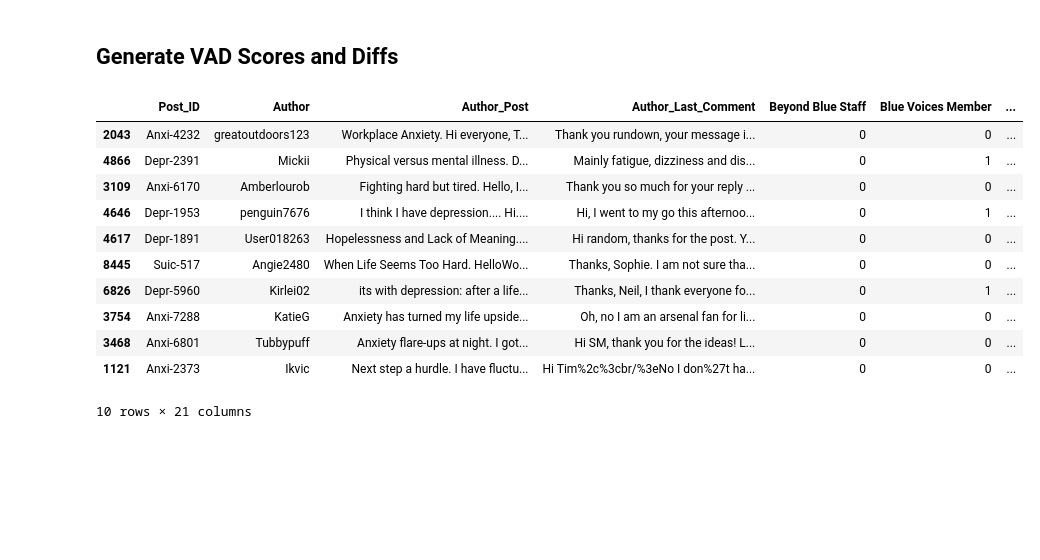
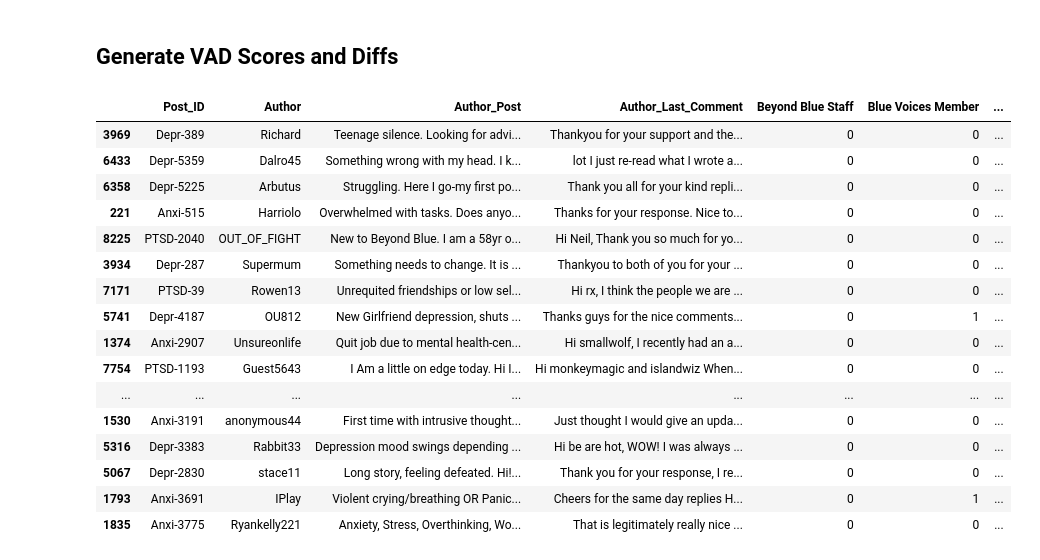
Before and after one commit to PutraAryotama/research_project, a Jupyter notebook: mental_health_severity.ipynb, the cells around one changed output. Drawn from its saved outputs; the diff is of its cells as text; code cells hidden in the pictures; blank space fills up the shorter version.

```diff
--- a/mental_health_severity.ipynb
+++ b/mental_health_severity.ipynb
@@ -11,5 +12,5 @@ tqdm.pandas()
 # %% [markdown]
 ## Lexicon
 # %%
-vad_lexicon = pd.read_csv('./data/vad/NRC-VAD-Lexicon-v2.1.txt', sep='\t', header=0, keep_default_na=False, na_values=[])
+vad_lexicon = pd.read_csv('./data/vad/NRC-VAD-Lexicon-v2.1-edited.txt', sep='\t', header=0, keep_default_na=False, na_values=[])
 # %%
@@ -237,10 +563,11 @@ This adds the VAD scores and the difference between post and comment VAD to `com
 # %%
+mental_health_severity_table_1 = mental_health_severity_table.copy()
 # add VAD scores to mental_health_severity_table
-mental_health_severity_table[['Post_Valence', 'Post_Arousal', 'Post_Dominance']] = mental_health_severity_table['Author_Post'].progress_apply(lambda x: pd.Series(vad(x)))
-mental_health_severity_table[['Comment_Valence', 'Comment_Arousal', 'Comment_Dominance']] = mental_health_severity_table['Author_Last_Comment'].progress_apply(lambda x: pd.Series(vad(x)))
+mental_health_severity_table_1[['Post_Valence', 'Post_Arousal', 'Post_Dominance']] = mental_health_severity_table_1['Author_Post'].progress_apply(lambda x: pd.Series(vad2(x)))
+mental_health_severity_table_1[['Comment_Valence', 'Comment_Arousal', 'Comment_Dominance']] = mental_health_severity_table_1['Author_Last_Comment'].progress_apply(lambda x: pd.Series(vad2(x)))
 # add VAD scores diff between post and comment
-mental_health_severity_table['Valence_Diff'] = mental_health_severity_table['Comment_Valence'] - mental_health_severity_table['Post_Valence']
-mental_health_severity_table['Arousal_Diff'] = mental_health_severity_table['Comment_Arousal'] - mental_health_severity_table['Post_Arousal']
-mental_health_severity_table['Dominance_Diff'] = mental_health_severity_table['Comment_Dominance'] - mental_health_severity_table['Post_Dominance']
-mental_health_severity_table.head()
+mental_health_severity_table_1['Valence_Diff'] = mental_health_severity_table_1['Comment_Valence'] - mental_health_severity_table_1['Post_Valence']
+mental_health_severity_table_1['Arousal_Diff'] = mental_health_severity_table_1['Comment_Arousal'] - mental_health_severity_table_1['Post_Arousal']
+mental_health_severity_table_1['Dominance_Diff'] = mental_health_severity_table_1['Comment_Dominance'] - mental_health_severity_table_1['Post_Dominance']
+mental_health_severity_table_1.head()
 # %% [output]
@@ -280,25 +845,30 @@ mental_healt_severity_v2.to_csv('./data/BeyondBlue/mental_health_severity_v2.csv
 # %% [markdown]
 ## Generate VAD Scores and Diffs
 # %%
-sample_mental_health_severity_table = mental_health_severity_table.sample(10).copy()
+sample_mental_health_severity_table_1 = mental_health_severity_table.sample(50, random_state=42).copy()
 # add VAD scores to mental_health_severity_table
-sample_mental_health_severity_table[['Post_Valence', 'Post_Arousal', 'Post_Dominance']] = sample_mental_health_severity_table['Author_Post'].apply(lambda x: pd.Series(vad(x)))
-sample_mental_health_severity_table[['Comment_Valence', 'Comment_Arousal', 'Comment_Dominance']] = sample_mental_health_severity_table['Author_Last_Comment'].apply(lambda x: pd.Series(vad(x)))
+sample_mental_health_severity_table_1[['Post_Valence', 'Post_Arousal', 'Post_Dominance']] = sample_mental_health_severity_table_1['Author_Post'].apply(lambda x: pd.Series(vad(x, polar_subset=True)))
+sample_mental_health_severity_table_1[['Comment_Valence', 'Comment_Arousal', 'Comment_Dominance']] = sample_mental_health_severity_table_1['Author_Last_Comment'].apply(lambda x: pd.Series(vad(x, polar_subset=True)))
 # add VAD scores diff between post and comment
-sample_mental_health_severity_table['Valence_Diff'] = sample_mental_health_severity_table['Comment_Valence'] - sample_mental_health_severity_table['Post_Valence']
-sample_mental_health_severity_table['Arousal_Diff'] = sample_mental_health_severity_table['Comment_Arousal'] - sample_mental_health_severity_table['Post_Arousal']
-sample_mental_health_severity_table['Dominance_Diff'] = sample_mental_health_severity_table['Comment_Dominance'] - sample_mental_health_severity_table['Post_Dominance']
-sample_mental_health_severity_table
+# sample_mental_health_severity_table['Valence_Diff'] = sample_mental_health_severity_table['Comment_Valence'] - sample_mental_health_severity_table['Post_Valence']
+# sample_mental_health_severity_table['Arousal_Diff'] = sample_mental_health_severity_table['Comment_Arousal'] - sample_mental_health_severity_table['Post_Arousal']
+# sample_mental_health_severity_table['Dominance_Diff'] = sample_mental_health_severity_table['Comment_Dominance'] - sample_mental_health_severity_table['Post_Dominance']
+sample_mental_health_severity_table_1
 # %% [output]
 |  | Post_ID | Author | Author_Post | Author_Last_Comment | Beyond Blue Staff | Blue Voices Member | ... |
-| 2043 | Anxi-4232 | greatoutdoors123 | Workplace Anxiety. Hi everyone, T... | Thank you rundown, your message i... | 0 | 0 | ... |
-| 4866 | Depr-2391 | Mickii | Physical versus mental illness. D... | Mainly fatigue, dizziness and dis... | 0 | 1 | ... |
-| 3109 | Anxi-6170 | Amberlourob | Fighting hard but tired. Hello, I... | Thank you so much for your reply ... | 0 | 0 | ... |
-| 4646 | Depr-1953 | penguin7676 | I think I have depression.... Hi.... | Hi, I went to my go this afternoo... | 0 | 1 | ... |
-| 4617 | Depr-1891 | User018263 | Hopelessness and Lack of Meaning.... | Hi random, thanks for the post. Y... | 0 | 0 | ... |
-| 8445 | Suic-517 | Angie2480 | When Life Seems Too Hard. HelloWo... | Thanks, Sophie. I am not sure tha... | 0 | 0 | ... |
-| 6826 | Depr-5960 | Kirlei02 | its with depression: after a life... | Thanks, Neil, I thank everyone fo... | 0 | 1 | ... |
-| 3754 | Anxi-7288 | KatieG | Anxiety has turned my life upside... | Oh, no I am an arsenal fan for li... | 0 | 0 | ... |
-| 3468 | Anxi-6801 | Tubbypuff | Anxiety flare-ups at night. I got... | Hi SM, thank you for the ideas! L... | 0 | 0 | ... |
-| 1121 | Anxi-2373 | Ikvic | Next step a hurdle. I have fluctu... | Hi Tim%2c%3cbr/%3eNo I don%27t ha... | 0 | 0 | ... |
+| 3969 | Depr-389 | Richard | Teenage silence. Looking for advi... | Thankyou for your support and the... | 0 | 0 | ... |
+| 6433 | Depr-5359 | Dalro45 | Something wrong with my head. I k... | lot I just re-read what I wrote a... | 0 | 0 | ... |
+| 6358 | Depr-5225 | Arbutus | Struggling. Here I go-my first po... | Thank you all for your kind repli... | 0 | 0 | ... |
+| 221 | Anxi-515 | Harriolo | Overwhelmed with tasks. Does anyo... | Thanks for your response. Nice to... | 0 | 0 | ... |
+| 8225 | PTSD-2040 | OUT_OF_FIGHT | New to Beyond Blue. I am a 58yr o... | Hi Neil, Thank you so much for yo... | 0 | 0 | ... |
+| 3934 | Depr-287 | Supermum | Something needs to change. It is ... | Thankyou to both of you for your ... | 0 | 0 | ... |
+| 7171 | PTSD-39 | Rowen13 | Unrequited friendships or low sel... | Hi rx, I think the people we are ... | 0 | 0 | ... |
+| 5741 | Depr-4187 | OU812 | New Girlfriend depression, shuts ... | Thanks guys for the nice comments... | 0 | 1 | ... |
+| 1374 | Anxi-2907 | Unsureonlife | Quit job due to mental health-cen... | Hi smallwolf, I recently had an a... | 0 | 0 | ... |
+| 7754 | PTSD-1193 | Guest5643 | I Am a little on edge today. Hi I... | Hi monkeymagic and islandwiz When... | 0 | 0 | ... |
+| ... | ... | ... | ... | ... | ... | ... | ... |
+| 1530 | Anxi-3191 | anonymous44 | First time with intrusive thought... | Just thought I would give an upda... | 0 | 0 | ... |
+| 5316 | Depr-3383 | Rabbit33 | Depression mood swings depending ... | Hi be are hot, WOW! I was always ... | 0 | 0 | ... |
+| 5067 | Depr-2830 | stace11 | Long story, feeling defeated. Hi!... | Thank you for your response, I re... | 0 | 0 | ... |
+| 1793 | Anxi-3691 | IPlay | Violent crying/breathing OR Panic... | Cheers for the same day replies H... | 0 | 1 | ... |
+| 1835 | Anxi-3775 | Ryankelly221 | Anxiety, Stress, Overthinking, Wo... | That is legitimately really nice ... | 0 | 0 | ... |
-10 rows × 21 columns
```
Also changed, not shown: parts of 33 cells of this notebook, 2 other files.
